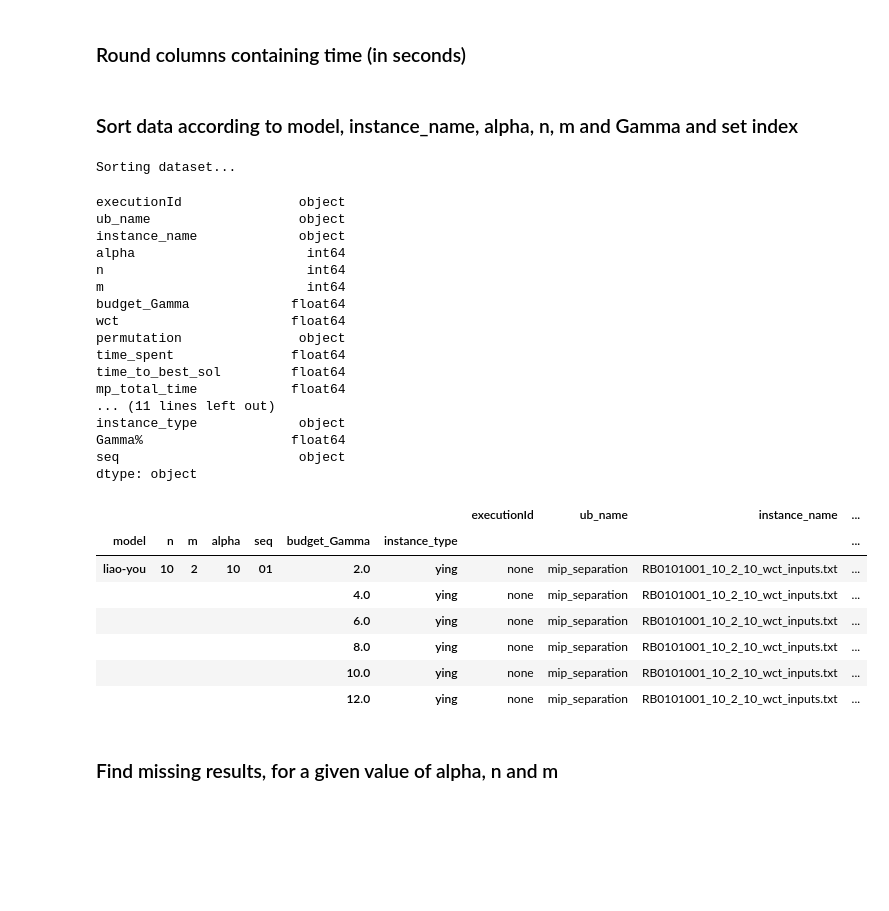
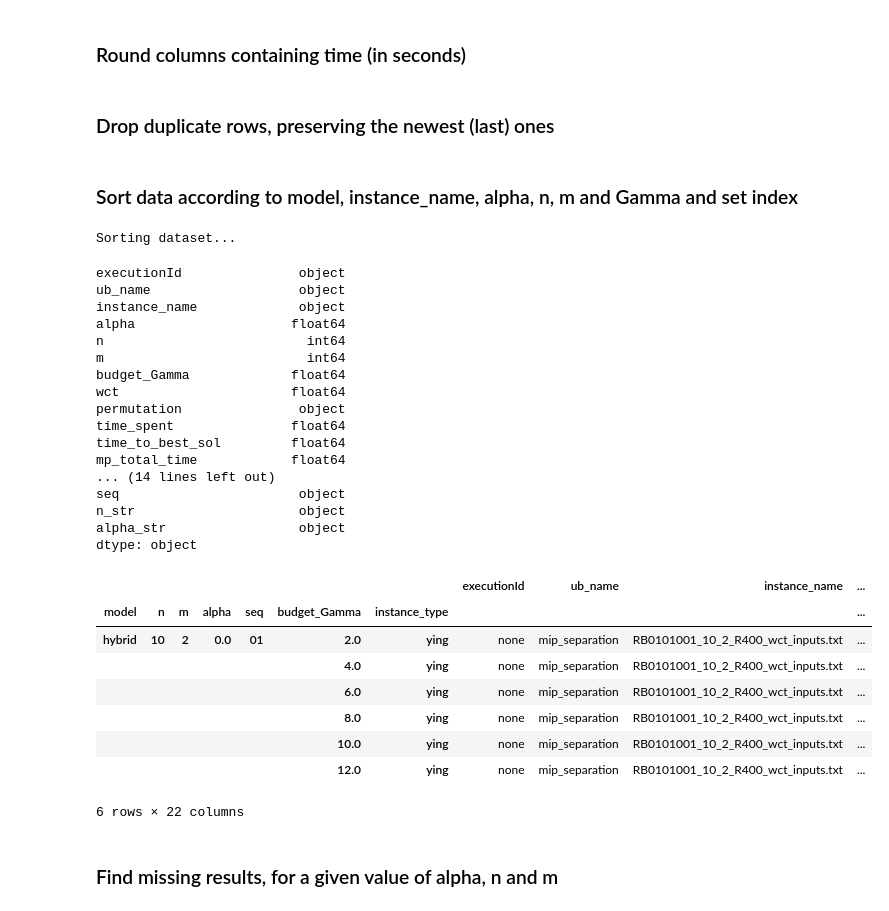
Before and after one commit to levorato/RPFS_Budget_TWCT_sourcecode, a Jupyter notebook: 0.1_RPFS_TWCT_CCG_Result_Data_Treatment.ipynb, the cells around one changed output. Saved outputs shown, nothing was run; the diff lists cells and outputs as text; code cells hidden in the pictures; blank space fills up the shorter version.

```diff
--- a/0.1_RPFS_TWCT_CCG_Result_Data_Treatment.ipynb
+++ b/0.1_RPFS_TWCT_CCG_Result_Data_Treatment.ipynb
@@ -53,30 +53,32 @@ def alternative_csv_reader(filename, delimiter=',', header=0, names=None):
         lines = file.readlines()
         count = 1
         line_list = []
-        num_columns = 20
-        for line in lines:  # Strips the newline character
+        num_columns = 23
+        for line_num, line in enumerate(lines):  # Strips the newline character
             #print("line{}: {}".format(count, line.strip()))
             nc = len(line.split(','))
             if 'executionId,' in line:
                 #num_columns = nc
                 print('Detected {0} columns in CSV file.'.format(nc))
+                if nc == num_columns - 1 and line_num == 0:
+                    line_list.append(line + ',cut_count')
+                # end if
             else:
                 if 'none,' in line:
-                    if nc == num_columns:
+                    if nc == num_columns - 1:
+                        line_list.append(line) #  + ',')
+                    elif nc == num_columns:
                         line_list.append(line)
                     elif nc > num_columns:  # treat strange truncated lines
                         line = line[line.rfind('none,'):]
                         nc = len(line.split(','))
-                        if nc == num_columns:
-                            print('WARN: truncating line {0}, for having more columns than expected.'.format(count))
-                            line_list.append(line)
-                        else:
-                            print('WARN: Ignoring line {0}, since it has {1} columns, instead of {2}: '.format(count, nc, num_columns), line)
+                        #if nc >= num_columns:
+                        #    print('WARN: truncating line {0}, for having more columns than expected.'.format(count))
+                        #    line_list.append(line)
+                        #else:
+                        print('WARN: Ignoring line {0}, since it has {1} columns, instead of {2}: '.format(count, nc, num_columns), line)
                     else:  # Ignore line
                         print('WARN: Ignoring line {0}: '.format(count), line)
-                elif len(line_list[-1].split(',')) < num_columns:  # current line is a continuation of the previous one
-                    line_list[-1] = line_list[-1].replace('\n', '') + line
-                    print('*** Treated line {0}: '.format(count), line_list[-1])
                 else:  # Ignore line
                     print('WARN: Ignoring line {0}: '.format(count), line)
             count += 1
@@ -84,8 +86,8 @@ def alternative_csv_reader(filename, delimiter=',', header=0, names=None):
         count = 1
         for line in line_list:
             nc = len(line.split(','))
-            if nc != num_columns:
-                print('ERROR: Line {0} has {1} columns, instead of {2}: '.format(count, nc, num_columns), line)
+            #if nc < num_columns:
+            #    print('ERROR: Line {0} has {1} columns, instead of {2}: '.format(count, nc, num_columns), line)
             count += 1
         text_data = StringIO(''.join(line_list))
         #print('line_list: ', str(line_list))
@@ -101,9 +103,9 @@ dfdict = dict()
 for filepath in file_list:
     print('Processing file ', filepath)
     try:
-        df_ = pd.read_csv(filepath, delimiter=',', header=0, names=['executionId','ub_name','instance_name','alpha','n','m','budget_Gamma','wct','permutation','time_spent','time_to_best_sol','mp_total_time','sp_total_time','iterations','num_visited_solutions','num_improvements','is_optimal','validated','gap','lb','cost','wct_validation'])
+        df_ = pd.read_csv(filepath, delimiter=',', header=0, names=['executionId','ub_name','instance_name','alpha','n','m','budget_Gamma','wct','permutation','time_spent','time_to_best_sol','mp_total_time','sp_total_time','iterations','num_visited_solutions','num_improvements','is_optimal','validated','gap','lb','cost','wct_validation','cut_count'])
     except:  # try alternative method to read csv lines
-        df_ = alternative_csv_reader(filename, delimiter=',', header=0, names=['executionId','ub_name','instance_name','alpha','n','m','budget_Gamma','wct','permutation','time_spent','time_to_best_sol','mp_total_time','sp_total_time','iterations','num_visited_solutions','num_improvements','is_optimal','validated','gap','lb','cost','wct_validation'])
+        df_ = alternative_csv_reader(filepath, delimiter=',', header=0, names=['executionId','ub_name','instance_name','alpha','n','m','budget_Gamma','wct','permutation','time_spent','time_to_best_sol','mp_total_time','sp_total_time','iterations','num_visited_solutions','num_improvements','is_optimal','validated','gap','lb','cost','wct_validation','cut_count'])
     filename = filepath[filepath.rfind(os.path.sep)+1:]
     modelname = filename[len('separation_wct_'):filename.find('_randomweights')]
     print('Read results for model ' + modelname)
@@ -316,7 +319,3 @@ The problem lies in the alpha percentage. We are now going to fix this issue.
 df['seq'] = df['instance_name'].apply(lambda x: x[x.find('_')-2:x.find('_')])
 df['n_str'] = df['n'].astype(str).str.zfill(3)
 df['alpha_str'] = df['alpha'].astype(str)
-# %%
-df['instance_name'] = 'RB' + df['n_str'] + df['alpha_str'] + df['seq'] + '_' + df['instance_name'].apply(lambda x: x[x.find('_')+1:])
-df.drop(columns=['n_str', 'alpha_str'], inplace=True)
-df.head(4)
@@ -334,41 +330,47 @@ df['time_spent'] = df['time_spent'].round(2)
 df['time_to_best_sol'] = df['time_to_best_sol'].round(2)
 df['mp_total_time'] = df['mp_total_time'].round(2)
 df['sp_total_time'] = df['sp_total_time'].round(2)
+# %% [markdown]
+### Drop duplicate rows, preserving the newest (last) ones
+# %%
+key_columns = ['model', 'n', 'm', 'alpha', 'seq', 'budget_Gamma', 'instance_type']
+df.drop_duplicates(subset=key_columns, keep='last', inplace=True)
 # %% [markdown]
 ### Sort data according to model, instance_name, alpha, n, m and Gamma and set index
 # %%
 print('Sorting dataset...')
-df = df.sort_values(['model', 'n', 'm', 'alpha', 'seq', 'budget_Gamma', 'instance_type'])
+df = df.sort_values(key_columns)
 display(df.dtypes)
-df = df.set_index(['model', 'n', 'm', 'alpha', 'seq', 'budget_Gamma', 'instance_type'])
+df = df.set_index(key_columns, verify_integrity=True)
 display(df.head(6))
 # %% [output]
 Sorting dataset...
 executionId               object
 ub_name                   object
 instance_name             object
-alpha                      int64
+alpha                    float64
 n                          int64
 m                          int64
 budget_Gamma             float64
 wct                      float64
 permutation               object
 time_spent               float64
 time_to_best_sol         float64
 mp_total_time            float64
-... (11 lines left out)
-instance_type             object
-Gamma%                   float64
+... (14 lines left out)
 seq                       object
+n_str                     object
+alpha_str                 object
 dtype: object
 |  |  |  |  |  |  |  | executionId | ub_name | instance_name | ... |
 | model | n | m | alpha | seq | budget_Gamma | instance_type |  |  |  | ... |
-| liao-you | 10 | 2 | 10 | 01 | 2.0 | ying | none | mip_separation | RB0101001_10_2_10_wct_inputs.txt | ... |
-|  |  |  |  |  | 4.0 | ying | none | mip_separation | RB0101001_10_2_10_wct_inputs.txt | ... |
-|  |  |  |  |  | 6.0 | ying | none | mip_separation | RB0101001_10_2_10_wct_inputs.txt | ... |
-|  |  |  |  |  | 8.0 | ying | none | mip_separation | RB0101001_10_2_10_wct_inputs.txt | ... |
-|  |  |  |  |  | 10.0 | ying | none | mip_separation | RB0101001_10_2_10_wct_inputs.txt | ... |
-|  |  |  |  |  | 12.0 | ying | none | mip_separation | RB0101001_10_2_10_wct_inputs.txt | ... |
+| hybrid | 10 | 2 | 0.0 | 01 | 2.0 | ying | none | mip_separation | RB0101001_10_2_R400_wct_inputs.txt | ... |
+|  |  |  |  |  | 4.0 | ying | none | mip_separation | RB0101001_10_2_R400_wct_inputs.txt | ... |
+|  |  |  |  |  | 6.0 | ying | none | mip_separation | RB0101001_10_2_R400_wct_inputs.txt | ... |
+|  |  |  |  |  | 8.0 | ying | none | mip_separation | RB0101001_10_2_R400_wct_inputs.txt | ... |
+|  |  |  |  |  | 10.0 | ying | none | mip_separation | RB0101001_10_2_R400_wct_inputs.txt | ... |
+|  |  |  |  |  | 12.0 | ying | none | mip_separation | RB0101001_10_2_R400_wct_inputs.txt | ... |
+6 rows × 22 columns
 # %% [markdown]
 ### Find missing results, for a given value of alpha, n and m
 # %% [markdown]
```
Also changed, not shown: parts of 19 cells of this notebook, 1 other file.
